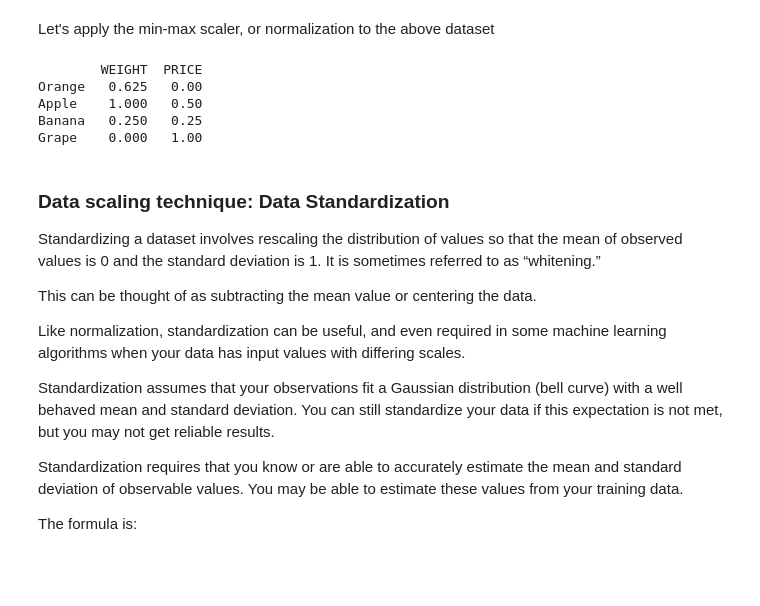
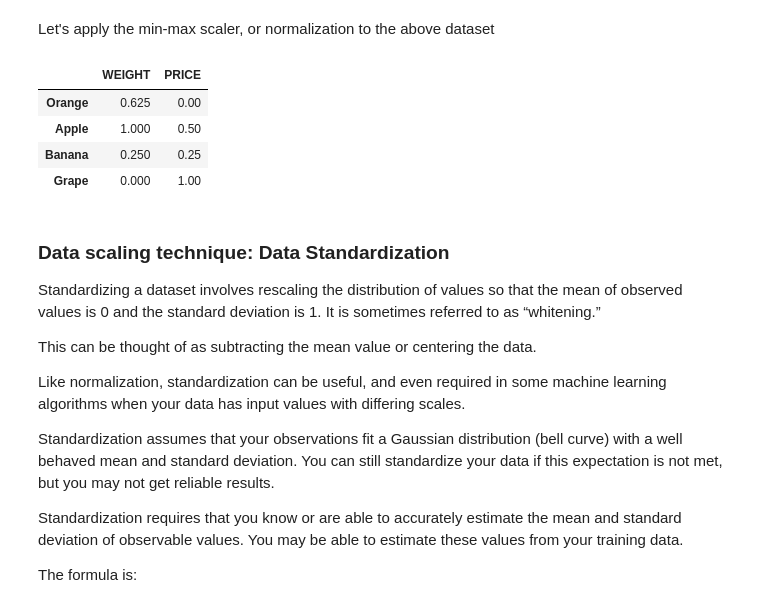
Before and after one commit to FleshRazer/F22-Introduction-to-Machine-Learning, a Jupyter notebook: Lab-2/Lab-2-session.ipynb, the cells around one changed output. Cells and saved outputs as stored; diff of their text form; code cells hidden in the pictures; blank space fills up the shorter version.

```diff
--- a/Lab-2/Lab-2-session.ipynb
+++ b/Lab-2/Lab-2-session.ipynb
@@ -287,19 +289,20 @@ Grape       10      5
 Let's apply the min-max scaler, or normalization to the above dataset
 # %%
 from sklearn.preprocessing import MinMaxScaler
+
 scaler = MinMaxScaler()
 
-# todo: apply min-max scaler to the df dataset, write one line code below
-
-
-df1 = pd.DataFrame(min_max_scaled_data, columns=['WEIGHT','PRICE'], index = ['Orange','Apple','Banana','Grape'])
-print(df1)
+# TODO: Apply min-max scaler to the df dataset, write one line code below
+min_max_scaled_data = scaler.fit_transform(df)
+df1 = pd.DataFrame(min_max_scaled_data, columns=['WEIGHT','PRICE'],
+                   index = ['Orange','Apple','Banana','Grape'])
+df1
 # %% [output]
-        WEIGHT  PRICE
-Orange   0.625   0.00
-Apple    1.000   0.50
-Banana   0.250   0.25
-Grape    0.000   1.00
+|  | WEIGHT | PRICE |
+| Orange | 0.625 | 0.00 |
+| Apple | 1.000 | 0.50 |
+| Banana | 0.250 | 0.25 |
+| Grape | 0.000 | 1.00 |
 # %% [markdown]
 ### Data scaling technique: Data Standardization
 
```
Also changed, not shown: parts of 22 cells of this notebook.
